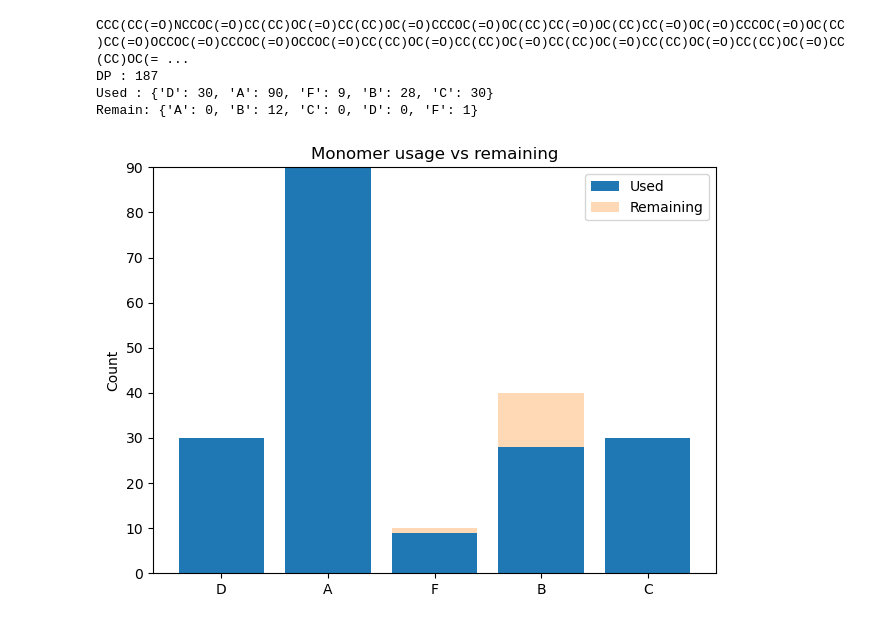
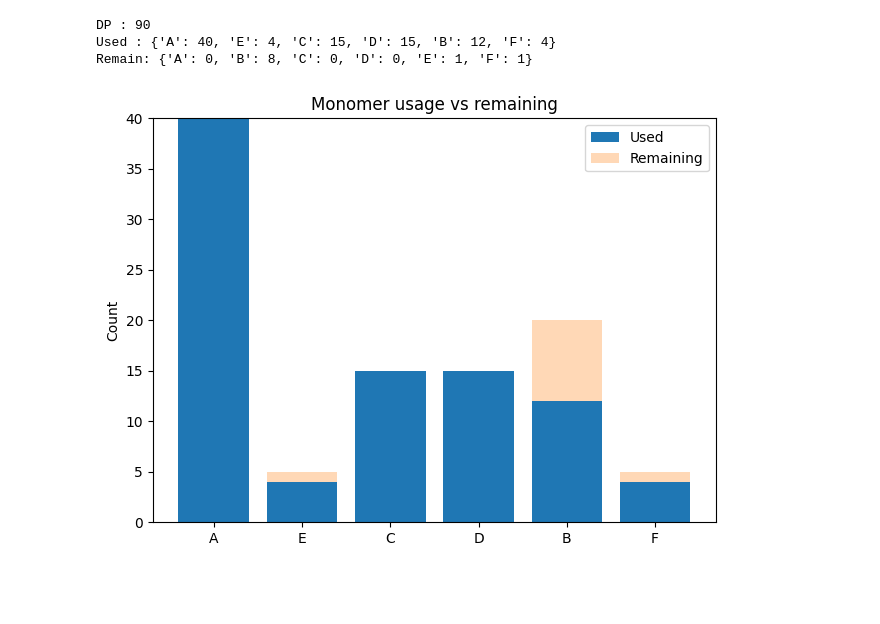
Before and after one commit to poteto0716/polymer_smiles, a Jupyter notebook: code/01.step_polymerization.ipynb, the cells around one changed output. Saved outputs shown, nothing was run; the diff lists cells and outputs as text; code cells hidden in the pictures; blank space fills up the shorter version.

```diff
--- a/code/01.step_polymerization.ipynb
+++ b/code/01.step_polymerization.ipynb
@@ -158,7 +158,7 @@ monomers = {
     "F": {"smiles": "NCCO",          "ends": ["NH2", "OH"]},
 }
 mole_ratio = {"A":0.4,"B":0.2,"C":0.15,"D":0.15,"E":0.05,"F":0.05}
-TOTAL_UNITS = 200
+TOTAL_UNITS = 100
 
 # ─── 2. 反応 SMARTS（両方向） ───
 reactions = [
@@ -258,7 +258,6 @@ def build_polymer_feed(total_units=TOTAL_UNITS, seed=None,
 # ─── 5. 実行 ───
 if __name__ == "__main__":
     smi, dp, used, remain = build_polymer_feed(seed=None)
-    print(smi)
     print("DP :", dp, "\nUsed :", dict(used), "\nRemain:", dict(remain))
 
     # 可視化
@@ -280,6 +279,5 @@ if __name__ == "__main__":
   unmapped numbers are: 3
-CCC(CC(=O)NCCOC(=O)CC(CC)OC(=O)CC(CC)OC(=O)CCCOC(=O)OC(CC)CC(=O)OC(CC)CC(=O)OC(=O)CCCOC(=O)OC(CC)CC(=O)OCCOC(=O)CCCOC(=O)OCCOC(=O)CC(CC)OC(=O)CC(CC)OC(=O)CC(CC)OC(=O)CC(CC)OC(=O)CC(CC)OC(=O)CC(CC)OC(= ...
-DP : 187
-Used : {'D': 30, 'A': 90, 'F': 9, 'B': 28, 'C': 30}
-Remain: {'A': 0, 'B': 12, 'C': 0, 'D': 0, 'F': 1}
+DP : 90
+Used : {'A': 40, 'E': 4, 'C': 15, 'D': 15, 'B': 12, 'F': 4}
+Remain: {'A': 0, 'B': 8, 'C': 0, 'D': 0, 'E': 1, 'F': 1}
-[figure, old version]
+[figure, new version]
```
Also changed, not shown: parts of 7 cells of this notebook.
